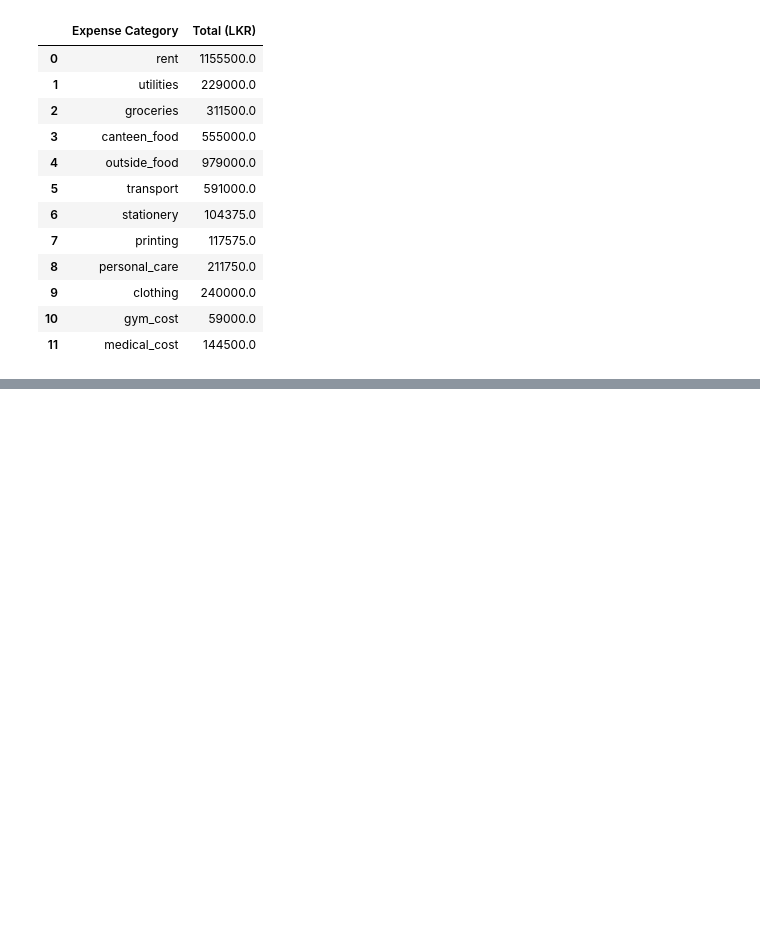
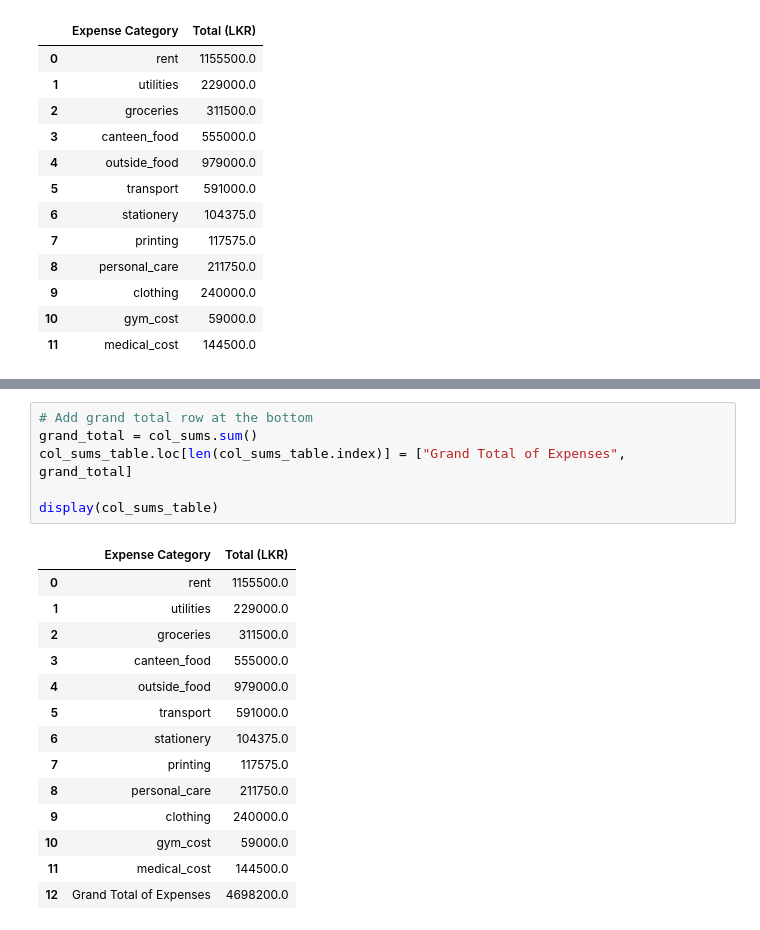
Before and after one commit to ComputerScienceSJP/SDI-PROJECT-group-04, a Jupyter notebook: Code/code.ipynb, the cells around one changed output, grey strips where cells are left out. Saved outputs shown, nothing was run; the diff lists cells and outputs as text; blank space fills up the shorter version.

Commit message:
Add Grand total

```diff
--- a/Code/code.ipynb
+++ b/Code/code.ipynb
@@ -389,0 +396,21 @@ display(col_sums_table)
+# %%
+# Add grand total row at the bottom
+grand_total = col_sums.sum()
+col_sums_table.loc[len(col_sums_table.index)] = ["Grand Total of Expenses", grand_total]
+
+display(col_sums_table)
+# %% [output]
+|  | Expense Category | Total (LKR) |
+| 0 | rent | 1155500.0 |
+| 1 | utilities | 229000.0 |
+| 2 | groceries | 311500.0 |
+| 3 | canteen_food | 555000.0 |
+| 4 | outside_food | 979000.0 |
+| 5 | transport | 591000.0 |
+| 6 | stationery | 104375.0 |
+| 7 | printing | 117575.0 |
+| 8 | personal_care | 211750.0 |
+| 9 | clothing | 240000.0 |
+| 10 | gym_cost | 59000.0 |
+| 11 | medical_cost | 144500.0 |
+| 12 | Grand Total of Expenses | 4698200.0 |
```
Also changed, not shown: parts of 1 cell of this notebook.
